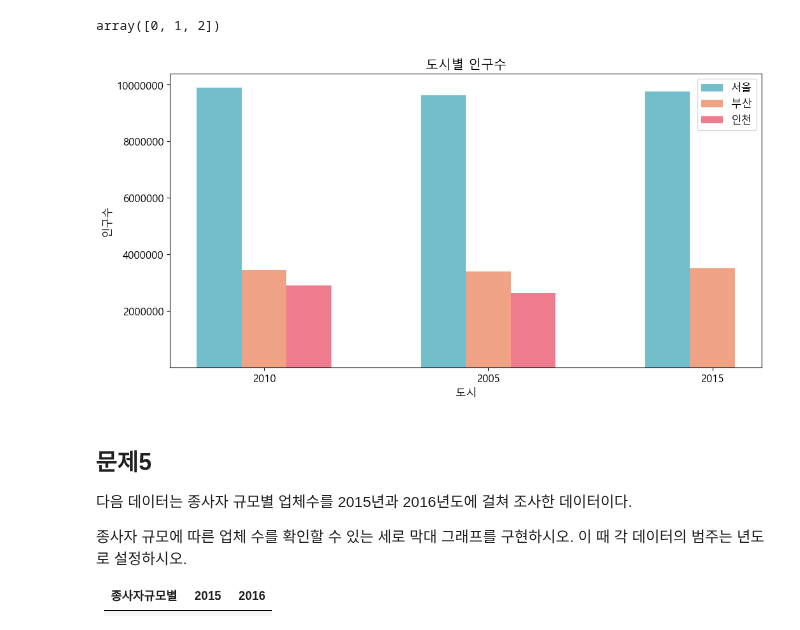
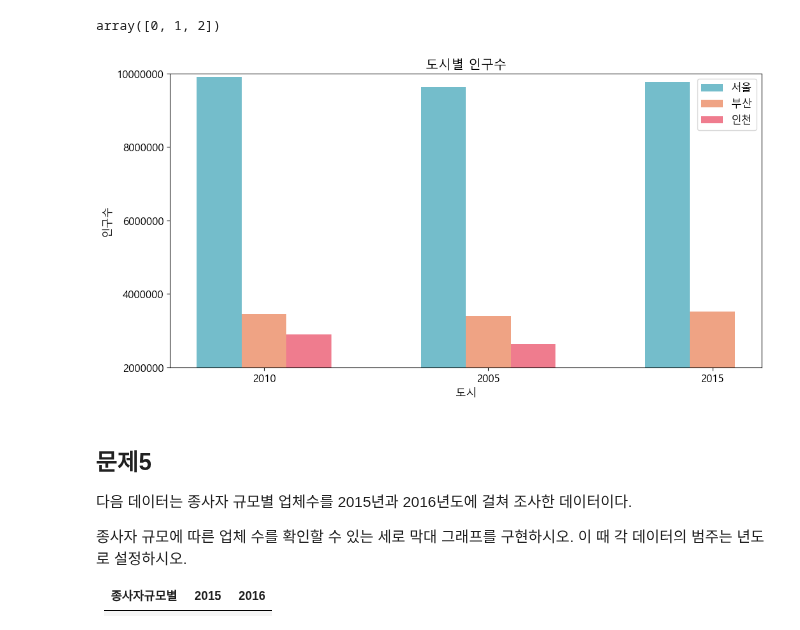
Before and after one commit to hyk2202/megait, a Jupyter notebook: megait/D. 탐색적 데이터 분석/05. 데이터 시각화/(1) Matplotlib/연구과제.ipynb, the cells around one changed output. Cells and saved outputs as stored; diff of their text form; code cells hidden in the pictures.

```diff
--- a/megait/D. 탐색적 데이터 분석/05. 데이터 시각화/(1) Matplotlib/연구과제.ipynb
+++ b/megait/D. 탐색적 데이터 분석/05. 데이터 시각화/(1) Matplotlib/연구과제.ipynb
@@ -287,19 +287,20 @@ array([0, 1, 2])
 # %%
 plt.figure()
 plt.title('도시별 인구수')
 plt.bar(x-0.2,A, color = '#74BDCB',width=0.2, label = '서울')
 plt.bar(x,B, color = '#EFA384',width=0.2, label = '부산')
 plt.bar(x[:2]+0.2,C, color = '#EF7C8E',width=0.2, label = '인천')
 plt.legend()
 plt.xlabel('도시')
 plt.yticks([2000000,4000000,6000000,8000000,10000000],[2000000,4000000,6000000,8000000,10000000])
+plt.ylim(2000000, 10000000)
 plt.xticks(x,xticks_set)
 plt.ylabel('인구수')
 plt.savefig('문제4.png',dpi = 300)
 plt.show()
 plt.close()
 # %% [output]
-[figure, old version]
+[figure, new version]
 # %% [markdown]
 ## 문제5
 
```
Also changed, not shown: 1 other file.
